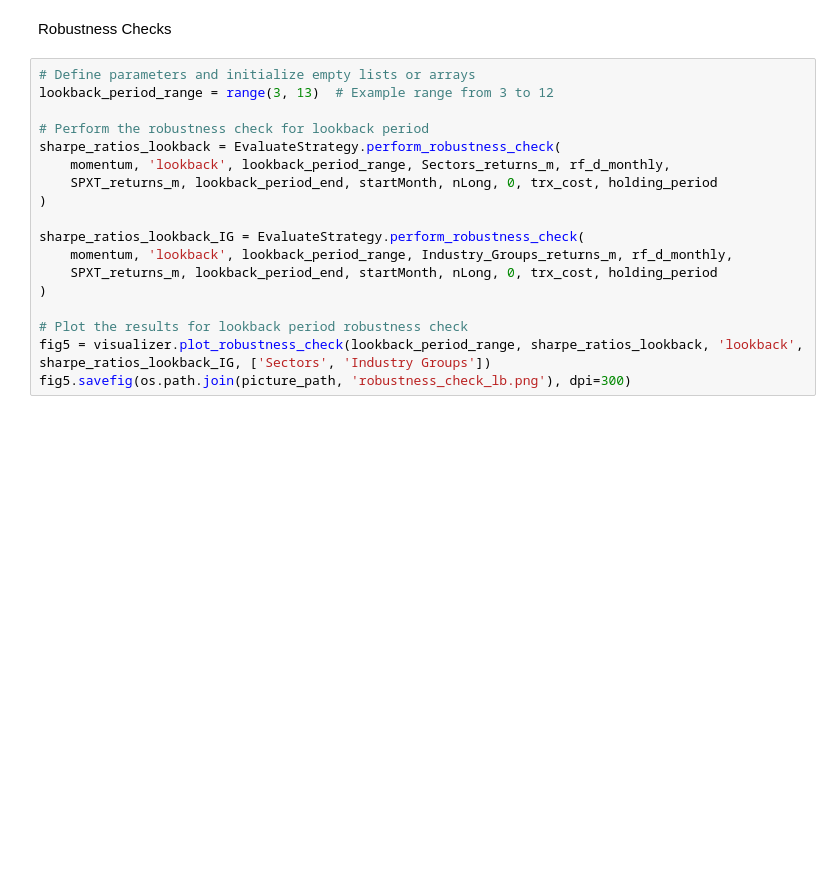
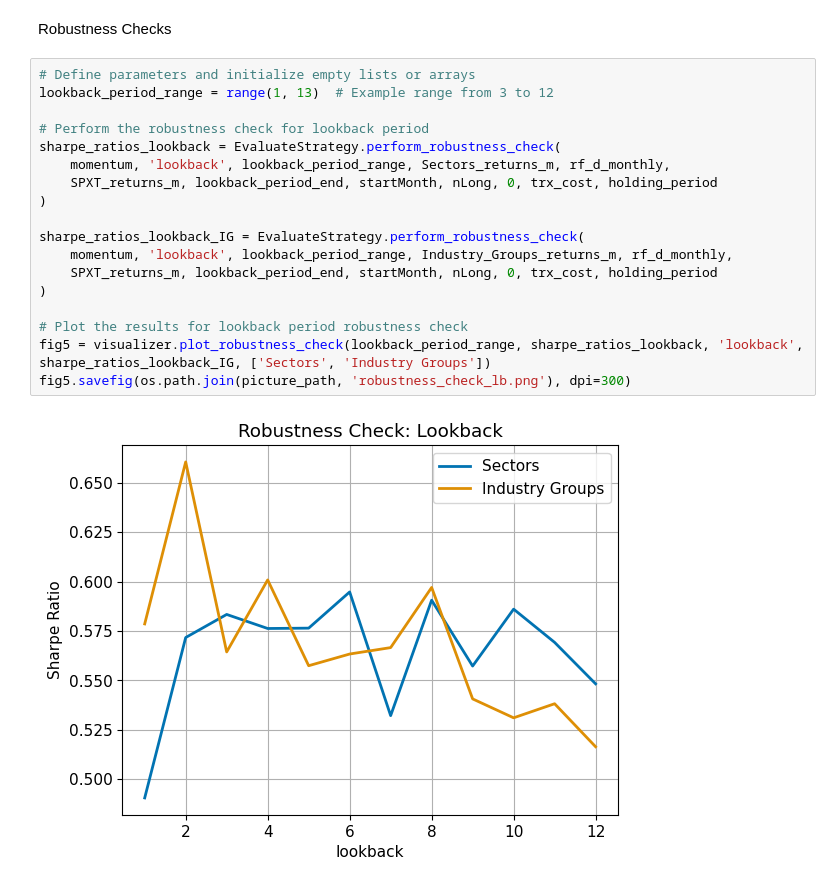
Before and after one commit to fabian-mugrauer/SPX-Industry-Momentum, a Jupyter notebook: notebooks/SPX_Industry_Momentum.ipynb, the cells around one changed output. Drawn from its saved outputs; the diff is of its cells as text; blank space fills up the shorter version.

```diff
--- a/notebooks/SPX_Industry_Momentum.ipynb
+++ b/notebooks/SPX_Industry_Momentum.ipynb
@@ -123,21 +149,23 @@ print(summary_table_IG)
 Robustness Checks
 # %%
 # Define parameters and initialize empty lists or arrays
-lookback_period_range = range(3, 13)  # Example range from 3 to 12
+lookback_period_range = range(1, 13)  # Example range from 3 to 12
 
 # Perform the robustness check for lookback period
 sharpe_ratios_lookback = EvaluateStrategy.perform_robustness_check(
     momentum, 'lookback', lookback_period_range, Sectors_returns_m, rf_d_monthly,
     SPXT_returns_m, lookback_period_end, startMonth, nLong, 0, trx_cost, holding_period
 )
 
 sharpe_ratios_lookback_IG = EvaluateStrategy.perform_robustness_check(
     momentum, 'lookback', lookback_period_range, Industry_Groups_returns_m, rf_d_monthly,
     SPXT_returns_m, lookback_period_end, startMonth, nLong, 0, trx_cost, holding_period
 )
 
 # Plot the results for lookback period robustness check
 fig5 = visualizer.plot_robustness_check(lookback_period_range, sharpe_ratios_lookback, 'lookback', sharpe_ratios_lookback_IG, ['Sectors', 'Industry Groups'])
 fig5.savefig(os.path.join(picture_path, 'robustness_check_lb.png'), dpi=300)
+# %% [output]
+[figure, added]
 # %%
 # Define the range for the investment horizon
```
Also changed, not shown: parts of 6 cells of this notebook, 2 other files.
